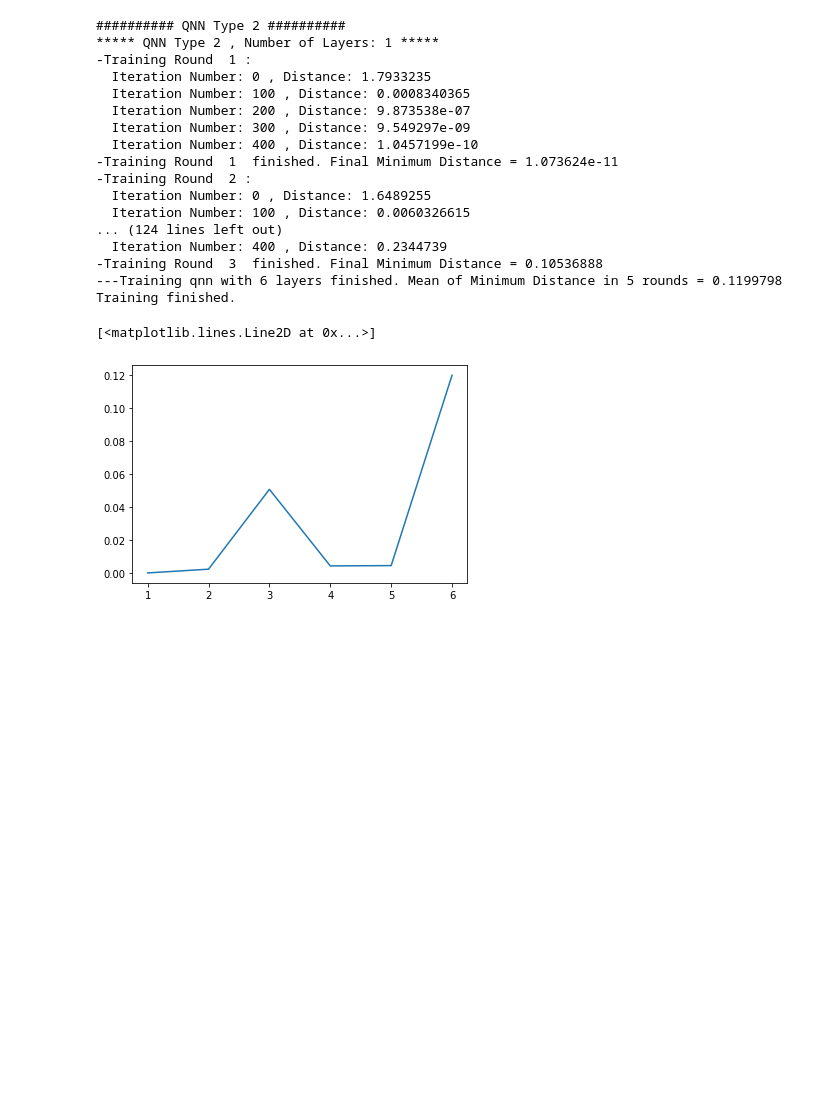
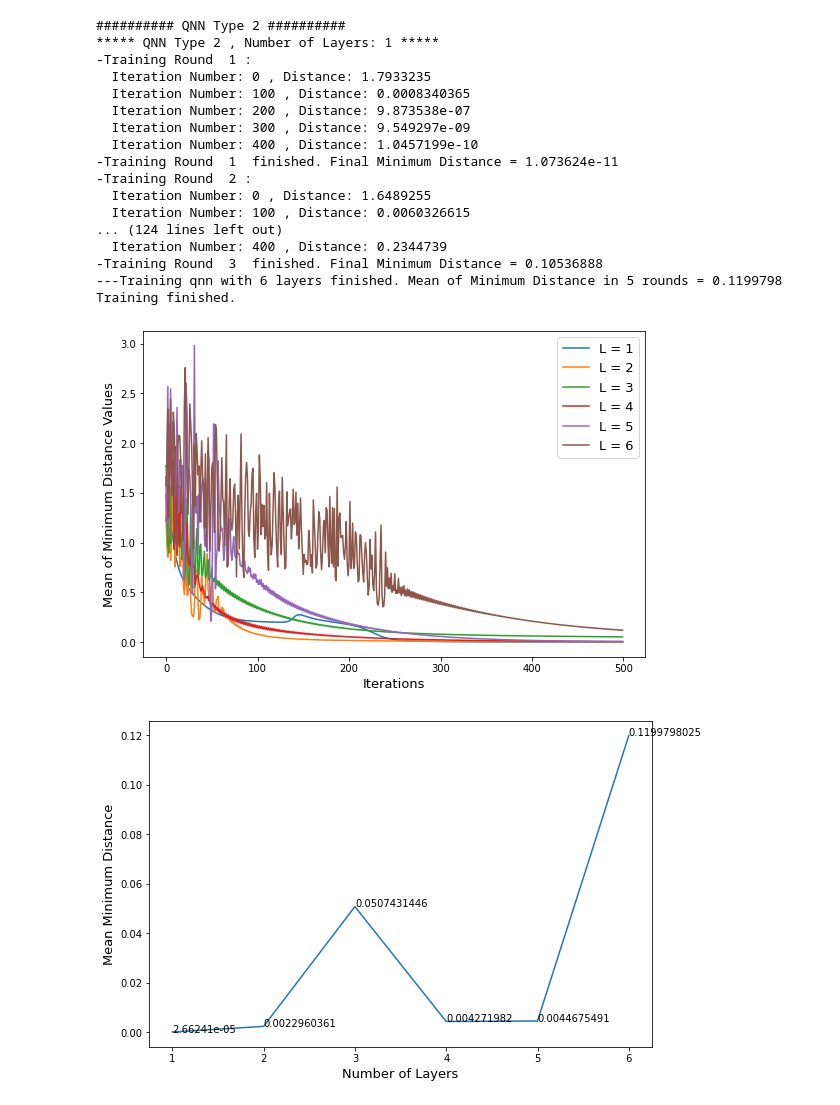
Before and after one commit to nargesalavi/Quantum-Open-Source-Foundation-Mentorship, a Jupyter notebook: QNN_Optimization.ipynb, the cells around one changed output. Drawn from its saved outputs; the diff is of its cells as text; code cells hidden in the pictures; blank space fills up the shorter version.

```diff
--- a/QNN_Optimization.ipynb
+++ b/QNN_Optimization.ipynb
@@ -602,8 +635,33 @@ print('Training finished.')
 -Training Round  3  finished. Final Minimum Distance = 0.10536888
 ---Training qnn with 6 layers finished. Mean of Minimum Distance in 5 rounds = 0.1199798
 Training finished.
-# %%
-plt.plot([1, 2, 3, 4, 5, 6], [2.6624126e-05, 0.002296036, 0.050743148, 0.0042719822, 0.0044675493, 0.1199798])
-# %% [output]
-[<matplotlib.lines.Line2D at 0x...>]
-[figure, removed]
+# %%
+plt.figure(figsize=(9, 6))
+min_e = []
+number_of_L = []
+for l in range(1,7):
+  averged_e = np.zeros((number_of_iteration,), dtype=float)
+  for round in range(1,4):
+    with open('/content/mydrive/model2_layer_{}_lr0.1_round{}'.format(l,round)) as f:
+        evalues  = f.read().splitlines()
+    averged_e += [float(i) for i in evalues]
+
+  averged_e = averged_e/3
+  min_e .append(averged_e[len(averged_e)-1])
+  number_of_L.append(l)
+  label='L = {}'.format(l)
+    #plt.plot(aliceboblosses[:steps], label='Alice_Bob')
+  plt.plot(averged_e,label = label)
+plt.xlabel("Iterations", fontsize=13)
+plt.ylabel("Mean of Minimum Distance Values", fontsize=13)
+plt.legend(fontsize=13)
+plt.show()
+plt.figure(figsize=(9, 6))
+plt.plot(number_of_L,min_e)
+for i in range(len(min_e)): plt.annotate(np.around(min_e[i], 10), (number_of_L[i], min_e[i]))
+plt.xlabel("Number of Layers", fontsize=13)
+plt.ylabel("Mean Minimum Distance", fontsize=13)
+plt.show()
+# %% [output]
+[figure, added]
+[figure, added]
```
Also changed, not shown: parts of 3 cells of this notebook.
